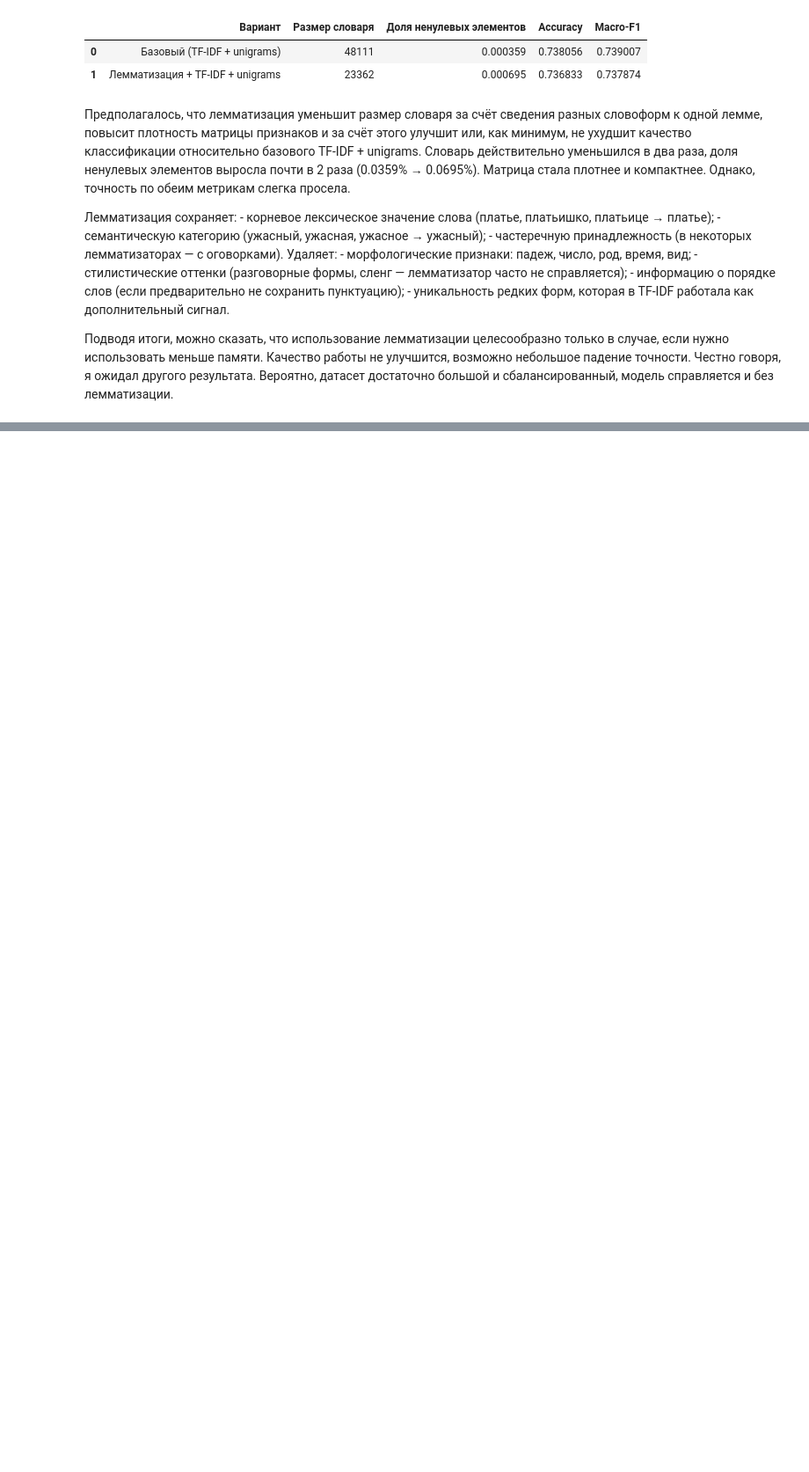
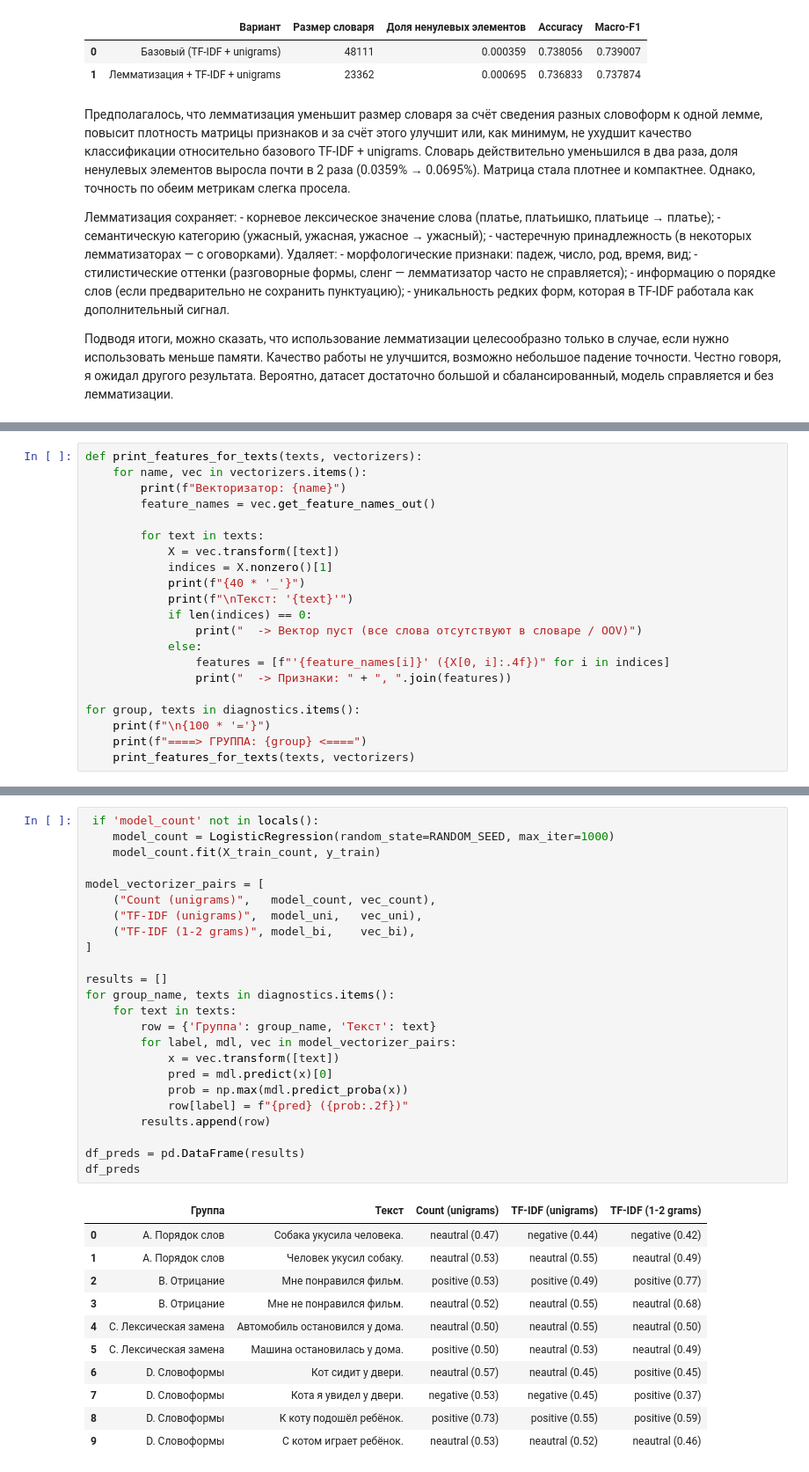
Before and after one commit to Gufort/NLP_Labs, a Jupyter notebook: lab_1.ipynb, the cells around one changed output, grey strips where cells are left out. Shown at 88% size. Drawn from its saved outputs; the diff is of its cells as text; blank space fills up the shorter version.

```diff
--- a/lab_1.ipynb
+++ b/lab_1.ipynb
@@ -518,0 +574,21 @@ results
+# %%
+def print_features_for_texts(texts, vectorizers):
+    for name, vec in vectorizers.items():
+        print(f"Векторизатор: {name}")
+        feature_names = vec.get_feature_names_out()
+
+        for text in texts:
+            X = vec.transform([text])
+            indices = X.nonzero()[1]
+            print(f"{40 * '_'}")
+            print(f"\nТекст: '{text}'")
+            if len(indices) == 0:
+                print("  -> Вектор пуст (все слова отсутствуют в словаре / OOV)")
+            else:
+                features = [f"'{feature_names[i]}' ({X[0, i]:.4f})" for i in indices]
+                print("  -> Признаки: " + ", ".join(features))
+
+for group, texts in diagnostics.items():
+    print(f"\n{100 * '='}")
+    print(f"====> ГРУППА: {group} <====")
+    print_features_for_texts(texts, vectorizers)
@@ -518,0 +668,36 @@ results
+# %%
+ if 'model_count' not in locals():
+    model_count = LogisticRegression(random_state=RANDOM_SEED, max_iter=1000)
+    model_count.fit(X_train_count, y_train)
+
+model_vectorizer_pairs = [
+    ("Count (unigrams)",   model_count, vec_count),
+    ("TF-IDF (unigrams)",  model_uni,   vec_uni),
+    ("TF-IDF (1-2 grams)", model_bi,    vec_bi),
+]
+
+results = []
+for group_name, texts in diagnostics.items():
+    for text in texts:
+        row = {'Группа': group_name, 'Текст': text}
+        for label, mdl, vec in model_vectorizer_pairs:
+            x = vec.transform([text])
+            pred = mdl.predict(x)[0]
+            prob = np.max(mdl.predict_proba(x))
+            row[label] = f"{pred} ({prob:.2f})"
+        results.append(row)
+
+df_preds = pd.DataFrame(results)
+df_preds
+# %% [output]
+|  | Группа | Текст | Count (unigrams) | TF-IDF (unigrams) | TF-IDF (1-2 grams) |
+| 0 | A. Порядок слов | Собака укусила человека. | neautral (0.47) | negative (0.44) | negative (0.42) |
+| 1 | A. Порядок слов | Человек укусил собаку. | neautral (0.53) | neautral (0.55) | neautral (0.49) |
+| 2 | B. Отрицание | Мне понравился фильм. | positive (0.53) | positive (0.49) | positive (0.77) |
+| 3 | B. Отрицание | Мне не понравился фильм. | neautral (0.52) | neautral (0.55) | neautral (0.68) |
+| 4 | C. Лексическая замена | Автомобиль остановился у дома. | neautral (0.50) | neautral (0.55) | neautral (0.50) |
+| 5 | C. Лексическая замена | Машина остановилась у дома. | positive (0.50) | neautral (0.53) | neautral (0.49) |
+| 6 | D. Словоформы | Кот сидит у двери. | neautral (0.57) | neautral (0.45) | positive (0.45) |
+| 7 | D. Словоформы | Кота я увидел у двери. | negative (0.53) | negative (0.45) | positive (0.37) |
+| 8 | D. Словоформы | К коту подошёл ребёнок. | positive (0.73) | positive (0.55) | positive (0.59) |
+| 9 | D. Словоформы | С котом играет ребёнок. | neautral (0.53) | neautral (0.52) | neautral (0.46) |
```
Also changed, not shown: parts of 28 cells of this notebook.
